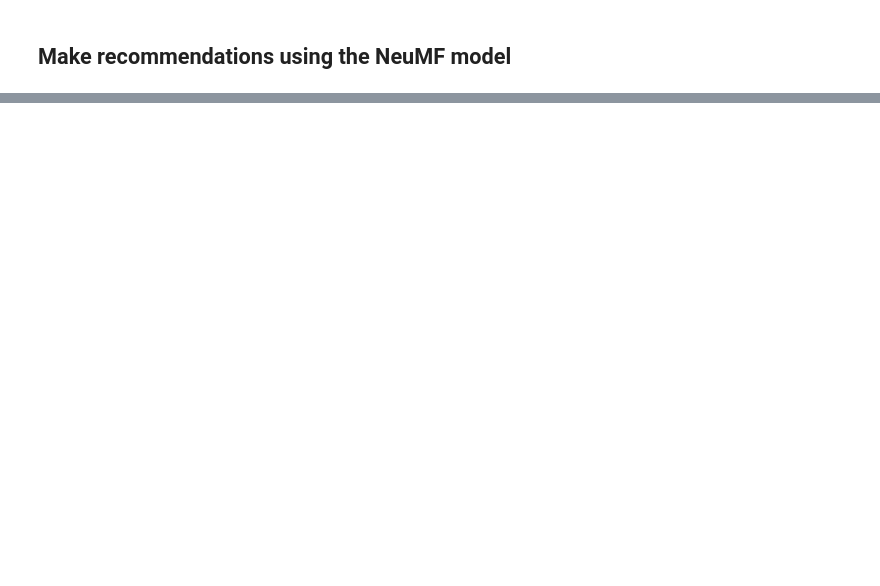
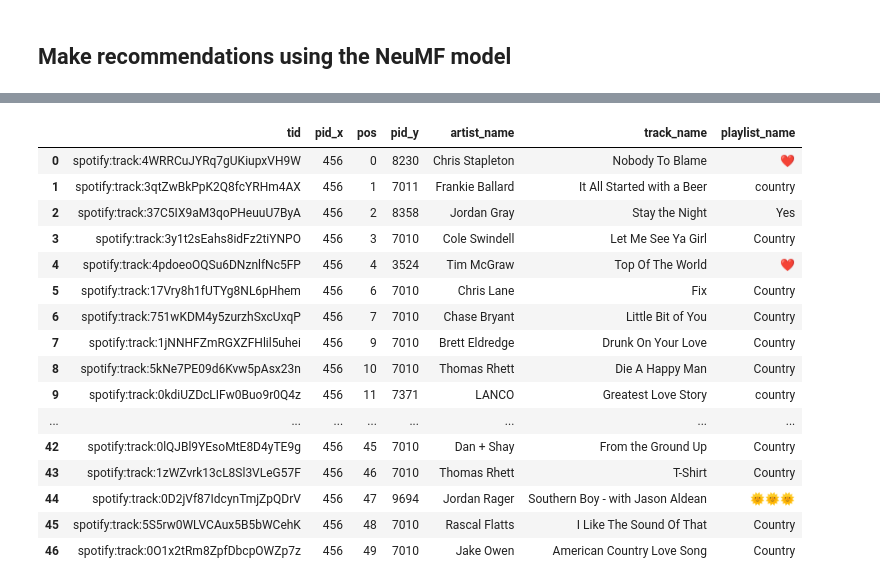
Before and after one commit to icarus08/ml-spotify-recommendations, a Jupyter notebook: knn_ncf.ipynb, the cells around one changed output, grey strips where cells are left out. Cells and saved outputs as stored; diff of their text form; code cells hidden in the pictures; blank space fills up the shorter version.

```diff
--- a/knn_ncf.ipynb
+++ b/knn_ncf.ipynb
@@ -493,0 +478,20 @@ recommendations for  ['Bluegrass']
+# %%
+ground_truth.merge(tracks_info_df, on='tid')
+# %% [output]
+|  | tid | pid_x | pos | pid_y | artist_name | track_name | playlist_name |
+| 0 | spotify:track:4WRRCuJYRq7gUKiupxVH9W | 456 | 0 | 8230 | Chris Stapleton | Nobody To Blame | ❤️ |
+| 1 | spotify:track:3qtZwBkPpK2Q8fcYRHm4AX | 456 | 1 | 7011 | Frankie Ballard | It All Started with a Beer | country |
+| 2 | spotify:track:37C5IX9aM3qoPHeuuU7ByA | 456 | 2 | 8358 | Jordan Gray | Stay the Night | Yes |
+| 3 | spotify:track:3y1t2sEahs8idFz2tiYNPO | 456 | 3 | 7010 | Cole Swindell | Let Me See Ya Girl | Country |
+| 4 | spotify:track:4pdoeoOQSu6DNznlfNc5FP | 456 | 4 | 3524 | Tim McGraw | Top Of The World | ❤️ |
+| 5 | spotify:track:17Vry8h1fUTYg8NL6pHhem | 456 | 6 | 7010 | Chris Lane | Fix | Country |
+| 6 | spotify:track:751wKDM4y5zurzhSxcUxqP | 456 | 7 | 7010 | Chase Bryant | Little Bit of You | Country |
+| 7 | spotify:track:1jNNHFZmRGXZFHlil5uhei | 456 | 9 | 7010 | Brett Eldredge | Drunk On Your Love | Country |
+| 8 | spotify:track:5kNe7PE09d6Kvw5pAsx23n | 456 | 10 | 7010 | Thomas Rhett | Die A Happy Man | Country |
+| 9 | spotify:track:0kdiUZDcLIFw0Buo9r0Q4z | 456 | 11 | 7371 | LANCO | Greatest Love Story | country |
+| ... | ... | ... | ... | ... | ... | ... | ... |
+| 42 | spotify:track:0lQJBl9YEsoMtE8D4yTE9g | 456 | 45 | 7010 | Dan + Shay | From the Ground Up | Country |
+| 43 | spotify:track:1zWZvrk13cL8Sl3VLeG57F | 456 | 46 | 7010 | Thomas Rhett | T-Shirt | Country |
+| 44 | spotify:track:0D2jVf87IdcynTmjZpQDrV | 456 | 47 | 9694 | Jordan Rager | Southern Boy - with Jason Aldean | 🌞🌞🌞 |
+| 45 | spotify:track:5S5rw0WLVCAux5B5bWCehK | 456 | 48 | 7010 | Rascal Flatts | I Like The Sound Of That | Country |
+| 46 | spotify:track:0O1x2tRm8ZpfDbcpOWZp7z | 456 | 49 | 7010 | Jake Owen | American Country Love Song | Country |
```
Also changed, not shown: parts of 14 cells of this notebook, 3 other files.
